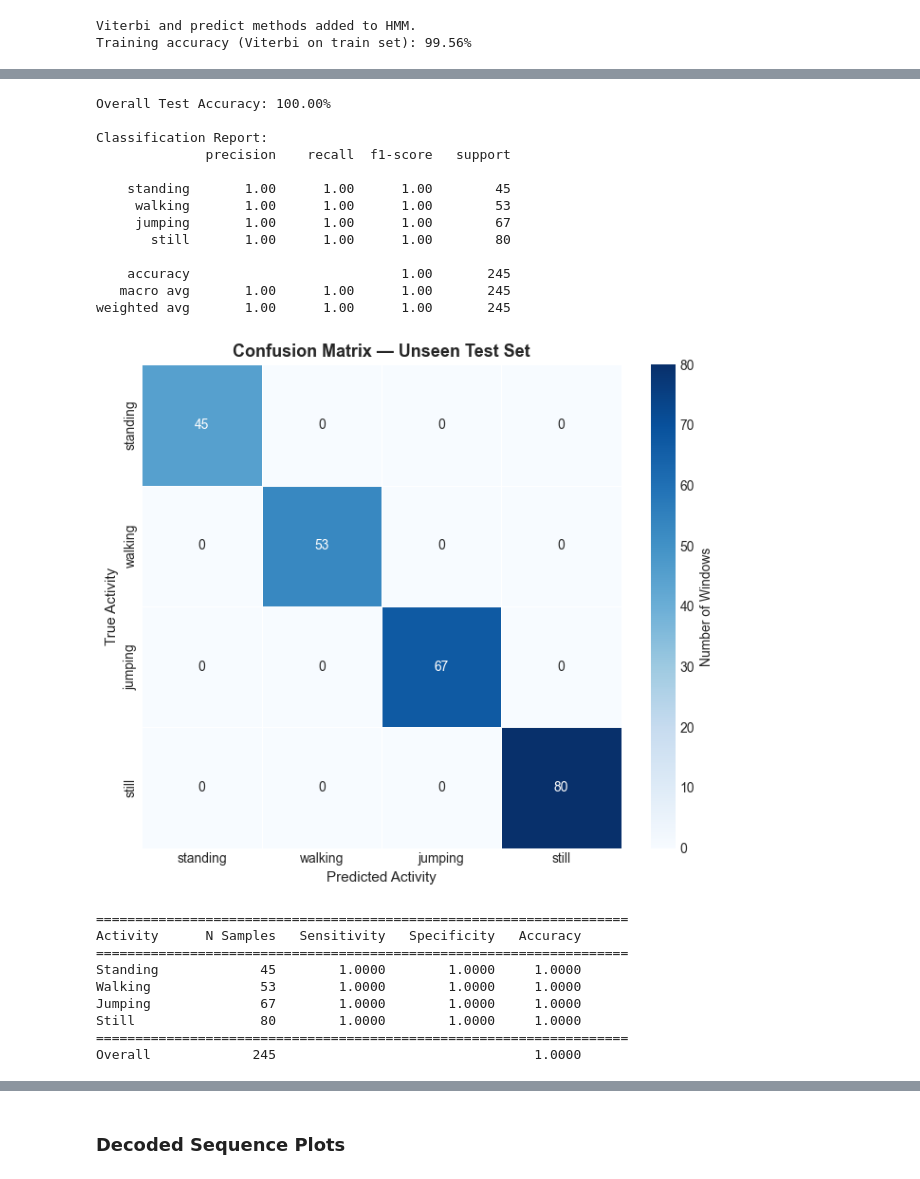
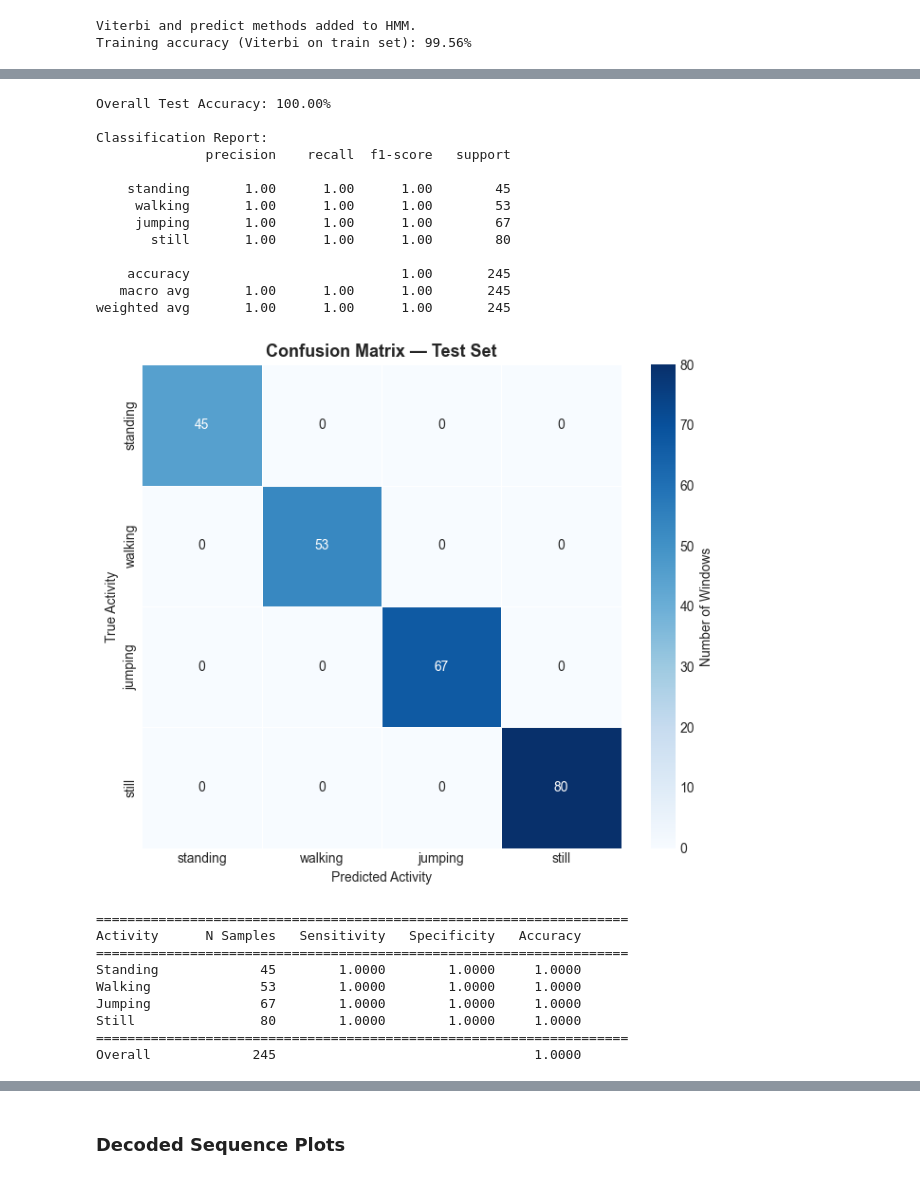
Before and after one commit to RELEBOHILE-PHEKO/Formative-2_Hidden-Markov-Models, a Jupyter notebook: hmm_activity_recognition.ipynb, the cells around one changed output, grey strips where cells are left out. Drawn from its saved outputs; the diff is of its cells as text; code cells hidden in the pictures.

```diff
--- a/hmm_activity_recognition.ipynb
+++ b/hmm_activity_recognition.ipynb
@@ -714,96 +773,90 @@ Training accuracy (Viterbi on train set): 99.56%
 # %%
-# Define test feature dataframe
-test_df_feat = feature_df[feature_df['sample_id'].isin(test_samples)].copy()
+# Prepare test data
+test_df = feature_df[feature_df['sample_id'].isin(test_samples)].copy()
 
-# Collect all test predictions
-test_predictions, test_true = [], []
+test_preds, test_labels = [], []
 
 for sid in sorted(test_samples):
-    mask  = test_df_feat['sample_id'] == sid
-    X_seq = scaler.transform(test_df_feat.loc[mask, feature_cols].values)
-    y_seq = test_df_feat.loc[mask, 'label'].values
-    pred  = hmm.predict(X_seq)
-    test_predictions.extend(pred)
-    test_true.extend(y_seq)
+    mask = test_df['sample_id'] == sid
+    X_seq = scaler.transform(test_df.loc[mask, feature_cols].values)
+    y_seq = test_df.loc[mask, 'label'].values
+    pred = hmm.predict(X_seq)
+    test_preds.extend(pred)
+    test_labels.extend(y_seq)
 
-test_true        = np.array(test_true)
-test_predictions = np.array(test_predictions)
+test_labels = np.array(test_labels)
+test_preds = np.array(test_preds)
 
-overall_acc = accuracy_score(test_true, test_predictions)
-print(f"Overall Test Accuracy: {overall_acc:.2%}\n")
+# Overall accuracy and classification report
+acc = accuracy_score(test_labels, test_preds)
+print(f"Overall Test Accuracy: {acc:.2%}\n")
 print("Classification Report:")
-print(classification_report(test_true, test_predictions,
-                             target_names=activity_labels))
+print(classification_report(test_labels, test_preds, target_names=activity_labels))
 
-# Confusion Matrix Heatmap
-cm    = confusion_matrix(test_true, test_predictions)
+# Confusion matrix heatmap
+cm = confusion_matrix(test_labels, test_preds)
 cm_df = pd.DataFrame(cm, index=activity_labels, columns=activity_labels)
 
 fig, ax = plt.subplots(figsize=(7, 6))
-sns.heatmap(cm_df, annot=True, fmt='d', cmap='Blues',
-            linewidths=0.5, ax=ax,
+sns.heatmap(cm_df, annot=True, fmt='d', cmap='Blues', linewidths=0.5, ax=ax,
             cbar_kws={'label': 'Number of Windows'})
-ax.set_title('Confusion Matrix — Unseen Test Set', fontsize=13, fontweight='bold')
-ax.set_xlabel('Predicted Activity', fontsize=11)
-ax.set_ylabel('True Activity',      fontsize=11)
+ax.set_title('Confusion Matrix — Test Set', fontsize=13, fontweight='bold')
+ax.set_xlabel('Predicted Activity')
+ax.set_ylabel('True Activity')
 plt.tight_layout()
 plt.savefig('confusion_matrix.png', dpi=150)
 plt.show()
 
-# Per-Activity Sensitivity / Specificity / Accuracy Table
-print("\n" + "=" * 68)
+# Sensitivity, specificity, per-activity accuracy
+print("\n" + "="*68)
 print(f"{'Activity':<12} {'N Samples':>10} {'Sensitivity':>13} {'Specificity':>13} {'Accuracy':>10}")
-print("=" * 68)
+print("="*68)
 
 for i, act in enumerate(activity_labels):
     TP = cm[i, i]
     FN = cm[i, :].sum() - TP
     FP = cm[:, i].sum() - TP
     TN = cm.sum() - TP - FP - FN
 
-    sensitivity = TP / (TP + FN) if (TP + FN) > 0 else 0.0
-    specificity = TN / (TN + FP) if (TN + FP) > 0 else 0.0
-    n_samples   = cm[i, :].sum()
+    sens = TP / (TP + FN) if (TP + FN) else 0.0
+    spec = TN / (TN + FP) if (TN + FP) else 0.0
+    n_samples = cm[i, :].sum()
 
-    print(f"{act.capitalize():<12} {n_samples:>10} {sensitivity:>13.4f} "
-          f"{specificity:>13.4f} {overall_acc:>10.4f}")
+    print(f"{act.capitalize():<12} {n_samples:>10} {sens:>13.4f} {spec:>13.4f} {acc:>10.4f}")
 
-print("=" * 68)
-print(f"{'Overall':<12} {cm.sum():>10} {'':>13} {'':>13} {overall_acc:>10.4f}")
+print("="*68)
+print(f"{'Overall':<12} {cm.sum():>10} {'':>13} {'':>13} {acc:>10.4f}")
 
-# Emission Means Heatmap
-TOP_K     = 20
+# Emission means heatmap (first 20 features)
+TOP_K = 20
 top_feats = feature_cols[:TOP_K]
-means_df  = pd.DataFrame(hmm.means[:, :TOP_K],
-                          index=activity_labels, columns=top_feats)
+means_df = pd.DataFrame(hmm.means[:, :TOP_K], index=activity_labels, columns=top_feats)
 
 fig, ax = plt.subplots(figsize=(16, 4))
-sns.heatmap(means_df, annot=True, fmt='.2f', cmap='RdYlGn',
-            linewidths=0.3, ax=ax,
-            cbar_kws={'label': 'Normalised Feature Value'})
-ax.set_title('Learned Emission Means per Activity State (first 20 features)',
-             fontsize=12, fontweight='bold')
+sns.heatmap(means_df, annot=True, fmt='.2f', cmap='RdYlGn', linewidths=0.3, ax=ax,
+            cbar_kws={'label': 'Normalized Feature Value'})
+ax.set_title('Learned Emission Means per State (Top 20 Features)', fontsize=12, fontweight='bold')
 ax.set_xlabel('Feature')
 ax.set_ylabel('Activity State')
 plt.xticks(rotation=45, ha='right', fontsize=7)
 plt.tight_layout()
 plt.savefig('emission_means.png', dpi=150, bbox_inches='tight')
 plt.show()
 # %% [output]
 Overall Test Accuracy: 100.00%
 
 Classification Report:
               precision    recall  f1-score   support
 
     standing       1.00      1.00      1.00        45
      walking       1.00      1.00      1.00        53
      jumping       1.00      1.00      1.00        67
        still       1.00      1.00      1.00        80
 
     accuracy                           1.00       245
    macro avg       1.00      1.00      1.00       245
 weighted avg       1.00      1.00      1.00       245
-[figure, old version]
+[figure, new version]
 ====================================================================
 Activity      N Samples   Sensitivity   Specificity   Accuracy
 ====================================================================
```
Also changed, not shown: parts of 33 cells of this notebook, 2 other files.
